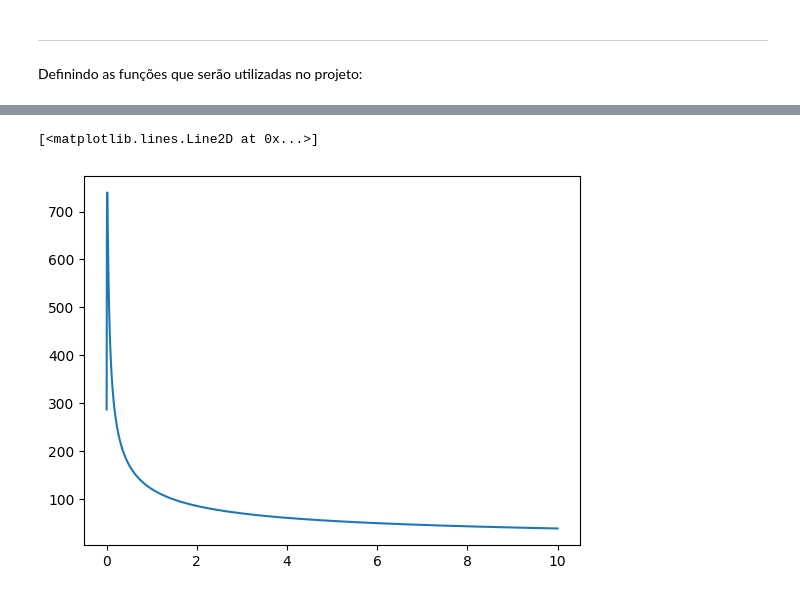
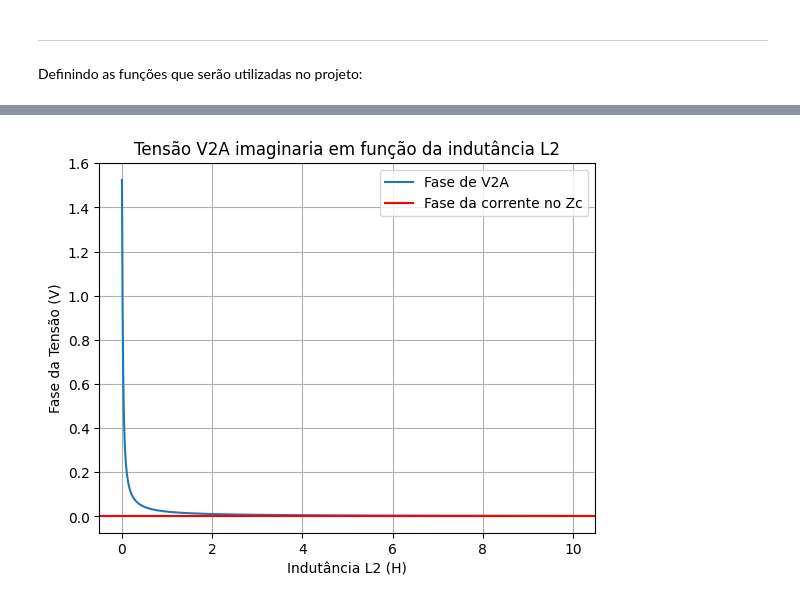
Before and after one commit to Peng1104/EletroMag, a Jupyter notebook: Projeto.ipynb, the cells around one changed output, grey strips where cells are left out. Drawn from its saved outputs; the diff is of its cells as text; code cells hidden in the pictures.

```diff
--- a/Projeto.ipynb
+++ b/Projeto.ipynb
@@ -175,5 +197,11 @@ plt.show()
-# %%
-plt.plot(ls, V2V_list, label='V2V')
-# %% [output]
-[<matplotlib.lines.Line2D at 0x...>]
-[figure, removed]
+# %%
+plt.plot(ls, np.angle(V2A_list), label='Fase de V2A')
+plt.axhline(y=phase(Iref), color='r', linestyle='-', label='Fase da corrente no Zc')
+plt.xlabel('Indutância L2 (H)')
+plt.ylabel('Fase da Tensão (V)')
+plt.title('Tensão V2A imaginaria em função da indutância L2')
+plt.legend()
+plt.grid()
+plt.show()
+# %% [output]
+[figure, added]
```
Also changed, not shown: parts of 22 cells of this notebook.
